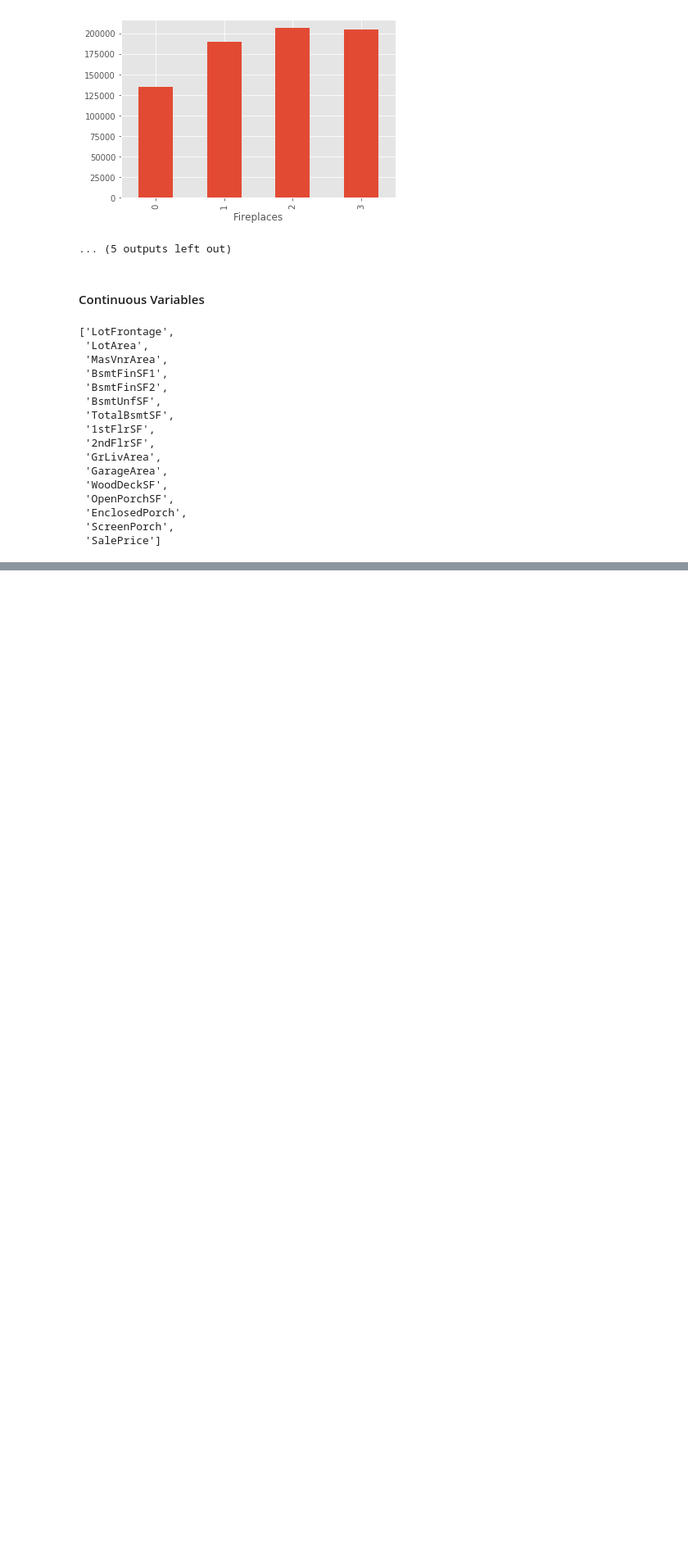
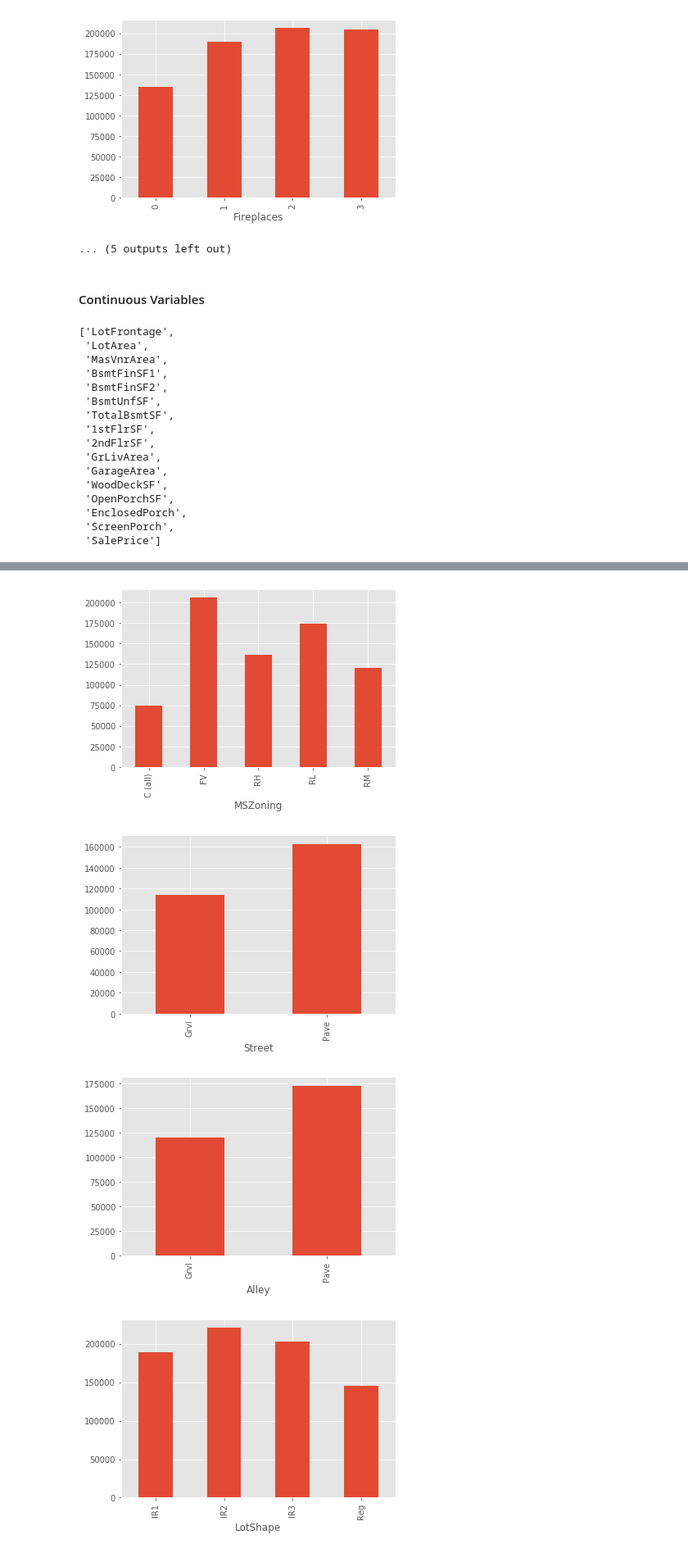
Before and after one commit to jackng310/KaggleProject, a Jupyter notebook: Kaggle_Soham.ipynb, the cells around one changed output, grey strips where cells are left out. Shown at 82% size. Drawn from its saved outputs; the diff is of its cells as text; code cells hidden in the pictures; blank space fills up the shorter version.

Commit message:
DA w/ categorical features

```diff
--- a/Kaggle_Soham.ipynb
+++ b/Kaggle_Soham.ipynb
@@ -302,0 +315,2 @@ np.log(data['LotFrontage'])
+# %%
+categorical_features = [feature for feature in df.columns if df[feature].dtypes == 'O']
@@ -302,0 +339,14 @@ np.log(data['LotFrontage'])
+# %%
+#comparing categorical features to sale price
+
+for feature in categorical_features:
+    data = df.copy()
+
+    data.groupby(feature)['SalePrice'].median().plot.bar()
+    plt.xlabel(feature)
+    plt.show()
+# %% [output]
+[figure, added]
+[figure, added]
+[figure, added]
+[figure, added]
```
Also changed, not shown: parts of 6 cells of this notebook.
